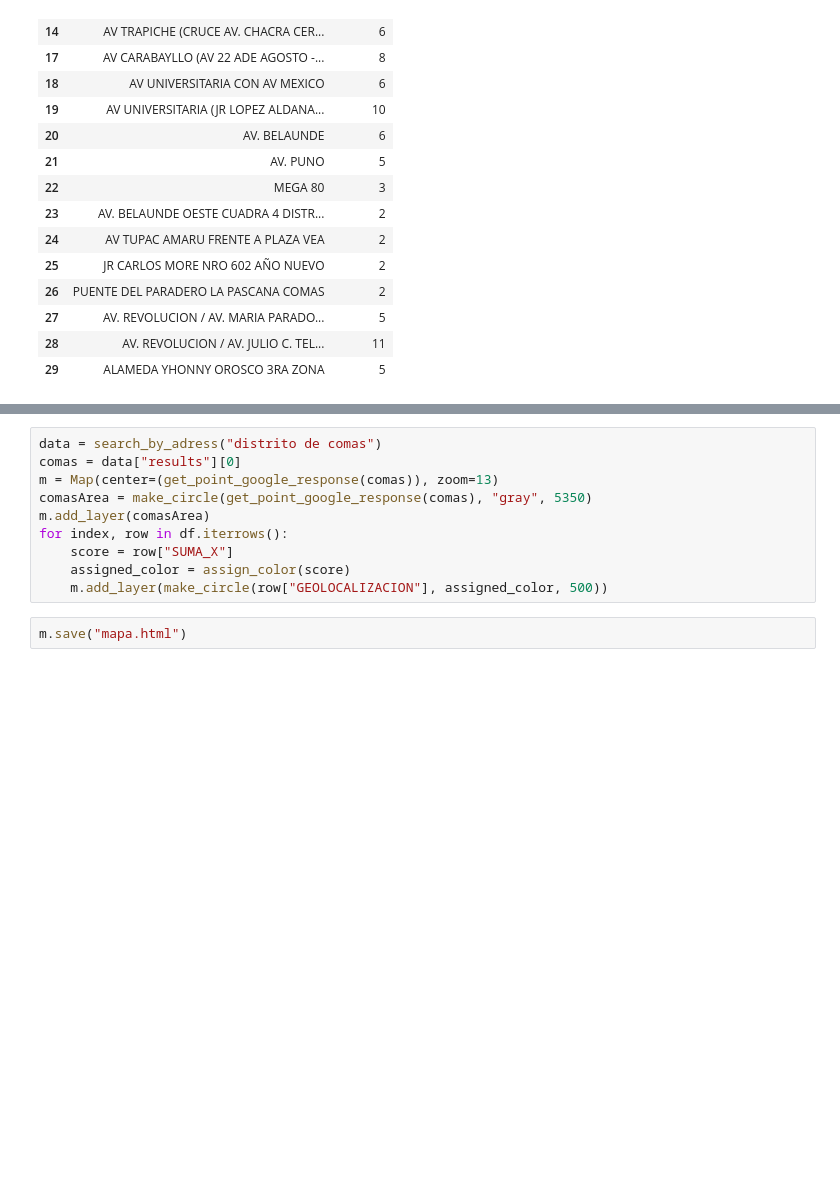
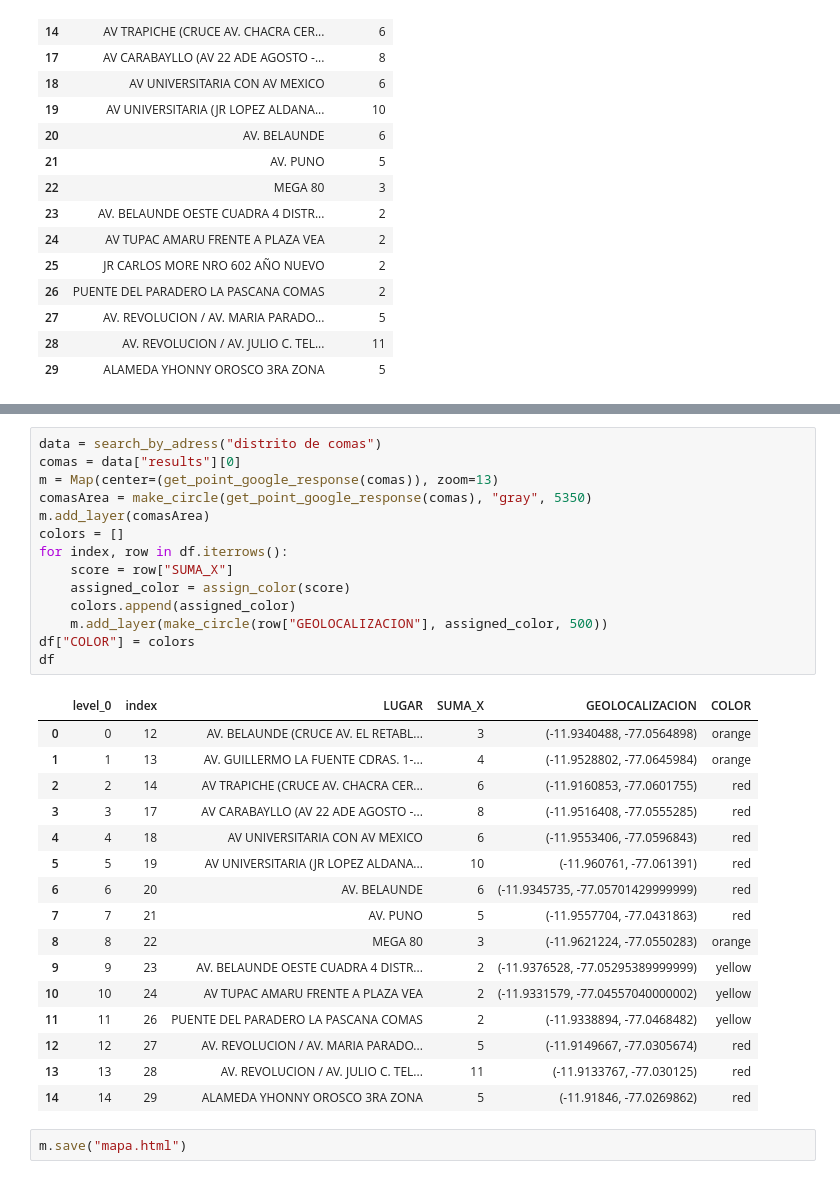
Before and after one commit to lucas1619/comas_dangerous_place_ia, a Jupyter notebook: training.ipynb, the cells around one changed output, grey strips where cells are left out. Drawn from its saved outputs; the diff is of its cells as text; blank space fills up the shorter version.

```diff
--- a/training.ipynb
+++ b/training.ipynb
@@ -137,12 +138,33 @@ df
 # %%
 data = search_by_adress("distrito de comas")
 comas = data["results"][0]
 m = Map(center=(get_point_google_response(comas)), zoom=13)
 comasArea = make_circle(get_point_google_response(comas), "gray", 5350)
 m.add_layer(comasArea)
+colors = []
 for index, row in df.iterrows():
     score = row["SUMA_X"]
     assigned_color = assign_color(score)
+    colors.append(assigned_color)
     m.add_layer(make_circle(row["GEOLOCALIZACION"], assigned_color, 500))
+df["COLOR"] = colors
+df
+# %% [output]
+|  | level_0 | index | LUGAR | SUMA_X | GEOLOCALIZACION | COLOR |
+| 0 | 0 | 12 | AV. BELAUNDE (CRUCE AV. EL RETABL... | 3 | (-11.9340488, -77.0564898) | orange |
+| 1 | 1 | 13 | AV. GUILLERMO LA FUENTE CDRAS. 1-... | 4 | (-11.9528802, -77.0645984) | orange |
+| 2 | 2 | 14 | AV TRAPICHE (CRUCE AV. CHACRA CER... | 6 | (-11.9160853, -77.0601755) | red |
+| 3 | 3 | 17 | AV CARABAYLLO (AV 22 ADE AGOSTO -... | 8 | (-11.9516408, -77.0555285) | red |
+| 4 | 4 | 18 | AV UNIVERSITARIA CON AV MEXICO | 6 | (-11.9553406, -77.0596843) | red |
+| 5 | 5 | 19 | AV UNIVERSITARIA (JR LOPEZ ALDANA... | 10 | (-11.960761, -77.061391) | red |
+| 6 | 6 | 20 | AV. BELAUNDE | 6 | (-11.9345735, -77.05701429999999) | red |
+| 7 | 7 | 21 | AV. PUNO | 5 | (-11.9557704, -77.0431863) | red |
+| 8 | 8 | 22 | MEGA 80 | 3 | (-11.9621224, -77.0550283) | orange |
+| 9 | 9 | 23 | AV. BELAUNDE OESTE CUADRA 4 DISTR... | 2 | (-11.9376528, -77.05295389999999) | yellow |
+| 10 | 10 | 24 | AV TUPAC AMARU FRENTE A PLAZA VEA | 2 | (-11.9331579, -77.04557040000002) | yellow |
+| 11 | 11 | 26 | PUENTE DEL PARADERO LA PASCANA COMAS | 2 | (-11.9338894, -77.0468482) | yellow |
+| 12 | 12 | 27 | AV. REVOLUCION / AV. MARIA PARADO... | 5 | (-11.9149667, -77.0305674) | red |
+| 13 | 13 | 28 | AV. REVOLUCION / AV. JULIO C. TEL... | 11 | (-11.9133767, -77.030125) | red |
+| 14 | 14 | 29 | ALAMEDA YHONNY OROSCO 3RA ZONA | 5 | (-11.91846, -77.0269862) | red |
 # %%
 m.save("mapa.html")
```
Also changed, not shown: parts of 2 cells of this notebook, 3 other files.
